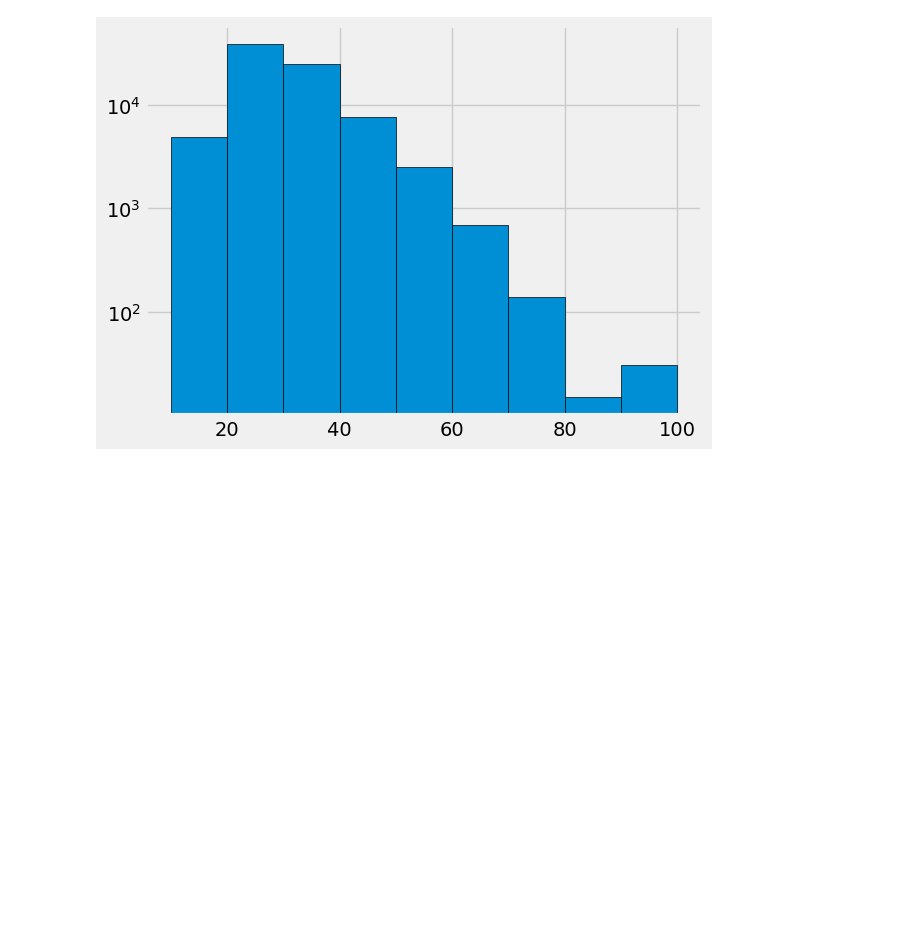
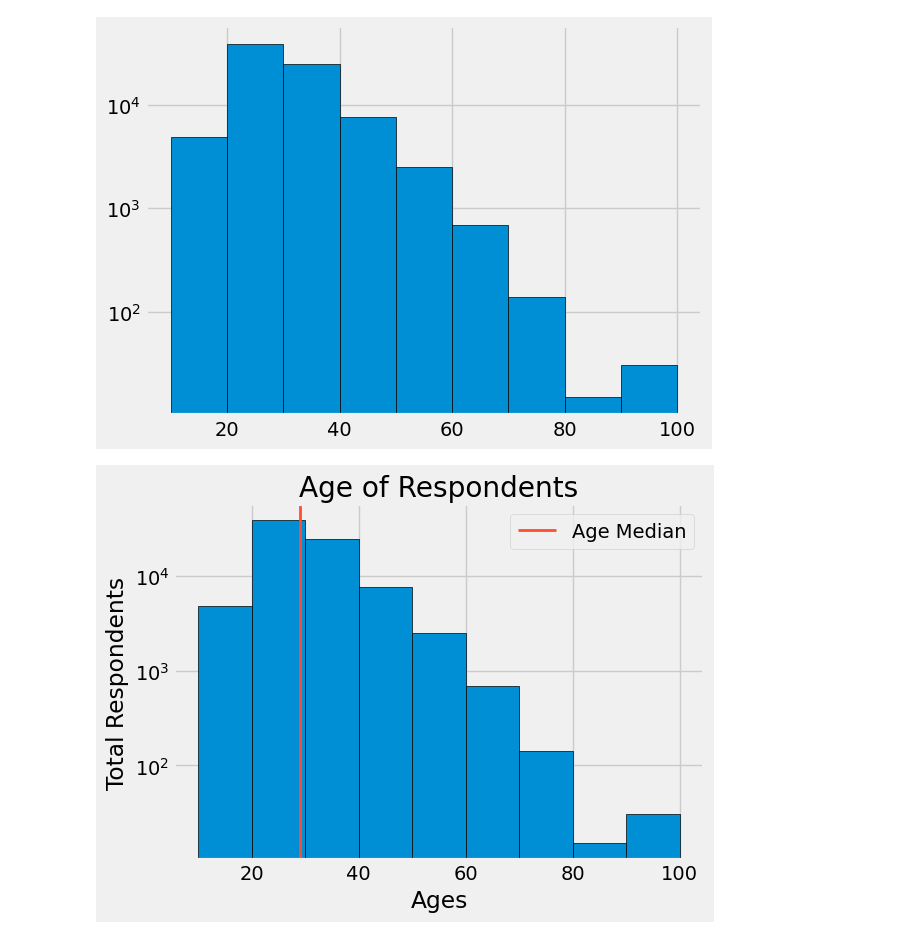
Before and after one commit to Luffy610/Matplotlib, a Jupyter notebook: 06-Histogram.ipynb, the cells around one changed output. Drawn from its saved outputs; the diff is of its cells as text; code cells hidden in the pictures; blank space fills up the shorter version.

```diff
--- a/06-Histogram.ipynb
+++ b/06-Histogram.ipynb
@@ -43,9 +43,13 @@ plt.hist(ages,bins=bins,edgecolor='black', log=True)
 # %%
 plt.hist(ages,bins=bins,edgecolor='black', log=True)
 median_age = 29
 color = '#fc4f30'
 plt.axvline(median_age, color=color, label="Age Median", linewidth=2)
 plt.legend()
 plt.title('Age of Respondents')
 plt.xlabel('Ages')
-plt.ylabel('Total Respondents'
+plt.ylabel('Total Respondents')
+plt.tight_layout()
+plt.show()
+# %% [output]
+[figure, added]
```
